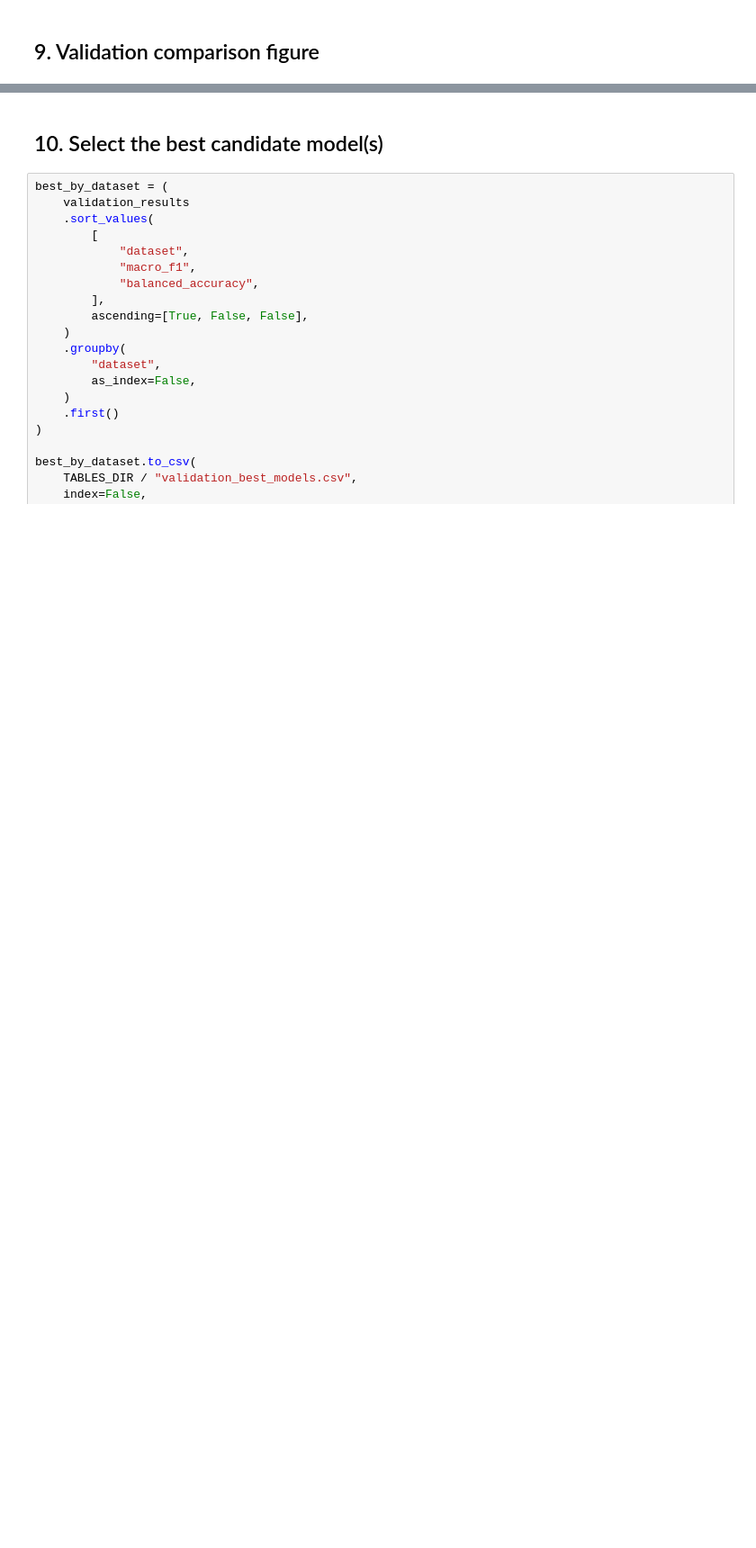
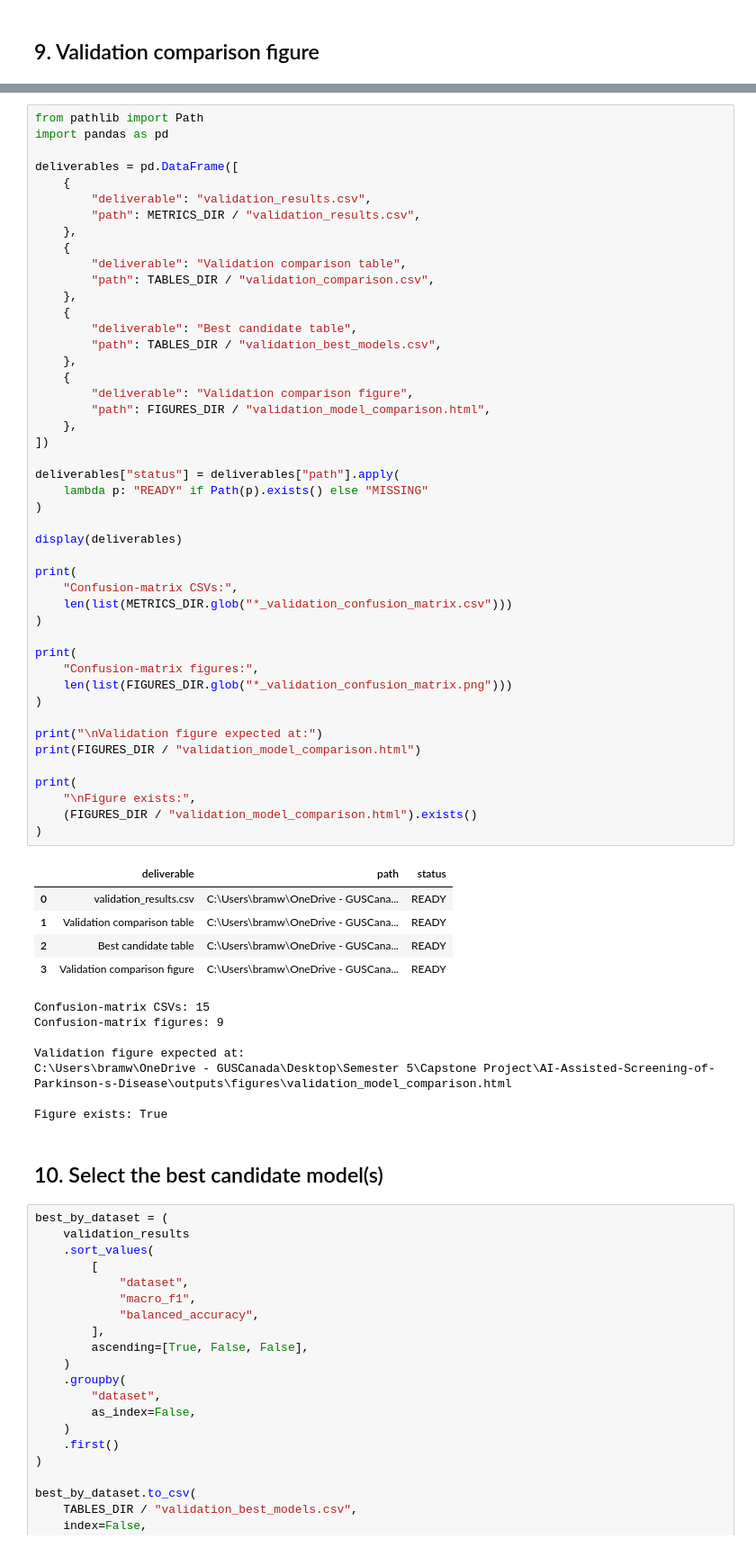
Before and after one commit to obramwell/AI-Assisted-Screening-of-Parkinson-s-Disease, a Jupyter notebook: notebooks/12a_validation_evaluation.ipynb, the cells around one changed output, grey strips where cells are left out. Shown at 90% size. Cells and saved outputs as stored; diff of their text form; blank space fills up the shorter version.

Commit message:
Add Week 6 validation evaluation results

```diff
--- a/notebooks/12a_validation_evaluation.ipynb
+++ b/notebooks/12a_validation_evaluation.ipynb
@@ -723,3 +857,62 @@ plt.show()
+# %%
+from pathlib import Path
+import pandas as pd
+
+deliverables = pd.DataFrame([
+    {
+        "deliverable": "validation_results.csv",
+        "path": METRICS_DIR / "validation_results.csv",
+    },
+    {
+        "deliverable": "Validation comparison table",
+        "path": TABLES_DIR / "validation_comparison.csv",
+    },
+    {
+        "deliverable": "Best candidate table",
+        "path": TABLES_DIR / "validation_best_models.csv",
+    },
+    {
+        "deliverable": "Validation comparison figure",
+        "path": FIGURES_DIR / "validation_model_comparison.html",
+    },
+])
+
+deliverables["status"] = deliverables["path"].apply(
+    lambda p: "READY" if Path(p).exists() else "MISSING"
+)
+
+display(deliverables)
+
+print(
+    "Confusion-matrix CSVs:",
+    len(list(METRICS_DIR.glob("*_validation_confusion_matrix.csv")))
+)
+
+print(
+    "Confusion-matrix figures:",
+    len(list(FIGURES_DIR.glob("*_validation_confusion_matrix.png")))
+)
+
+print("\nValidation figure expected at:")
+print(FIGURES_DIR / "validation_model_comparison.html")
+
+print(
+    "\nFigure exists:",
+    (FIGURES_DIR / "validation_model_comparison.html").exists()
+)
+# %% [output]
+|  | deliverable | path | status |
+| 0 | validation_results.csv | C:\Users\bramw\OneDrive - GUSCana... | READY |
+| 1 | Validation comparison table | C:\Users\bramw\OneDrive - GUSCana... | READY |
+| 2 | Best candidate table | C:\Users\bramw\OneDrive - GUSCana... | READY |
+| 3 | Validation comparison figure | C:\Users\bramw\OneDrive - GUSCana... | READY |
+Confusion-matrix CSVs: 15
+Confusion-matrix figures: 9
+
+Validation figure expected at:
+C:\Users\bramw\OneDrive - GUSCanada\Desktop\Semester 5\Capstone Project\AI-Assisted-Screening-of-Parkinson-s-Disease\outputs\figures\validation_model_comparison.html
+
+Figure exists: True
 # %% [markdown]
 ## 10. Select the best candidate model(s)
 # %%
```
Also changed, not shown: parts of 17 cells of this notebook, 10 other files.
